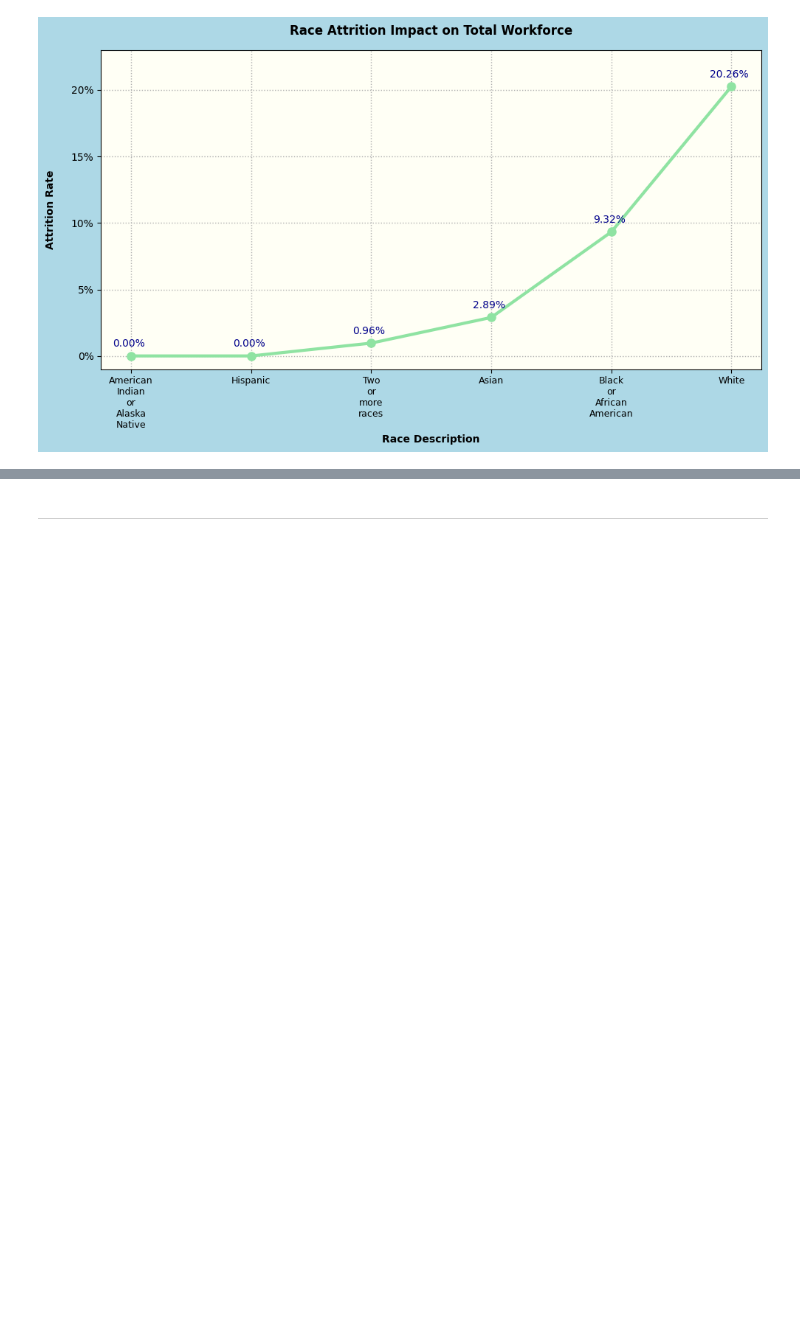
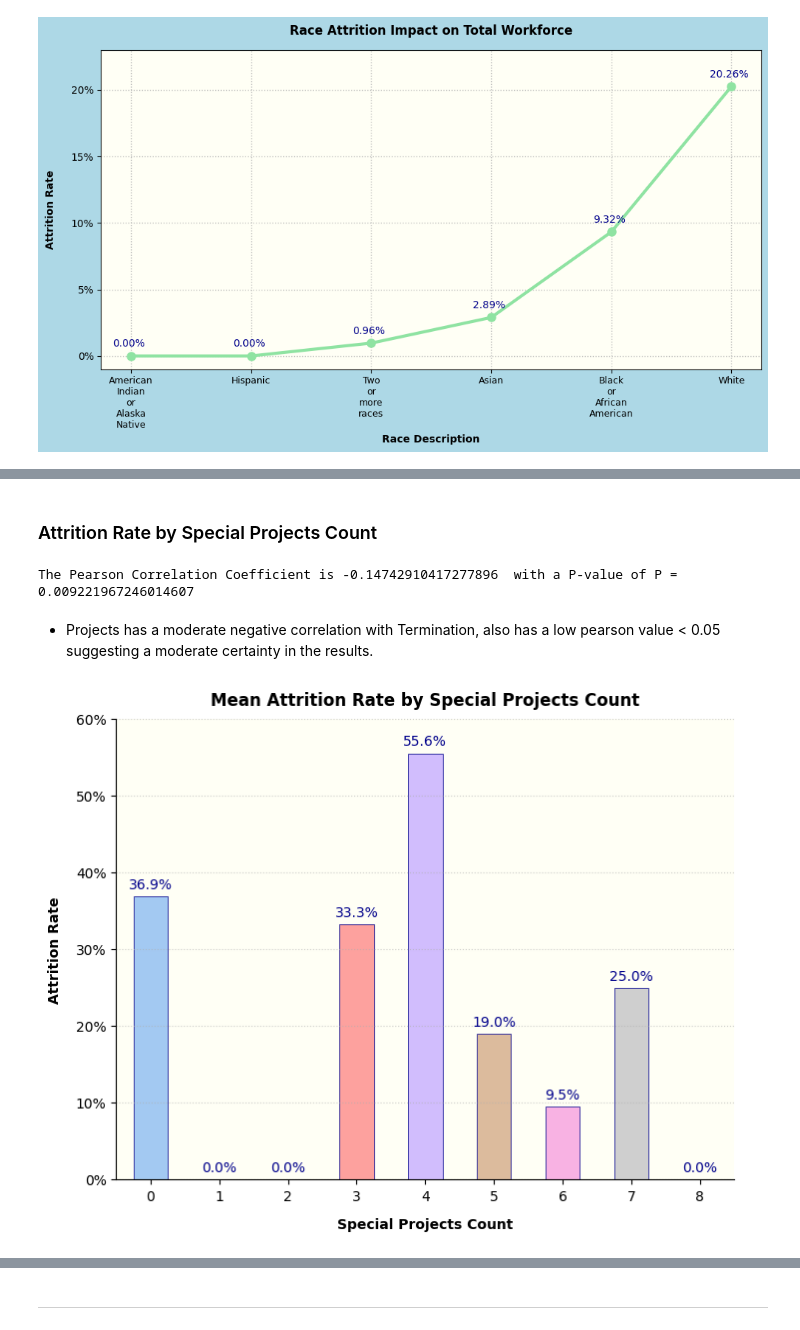
Before and after one commit to DanPkg/HR-Analytics-Insights-Project, a Jupyter notebook: human-resources-dataset-analysis-and-insights.ipynb, the cells around one changed output, grey strips where cells are left out. Saved outputs shown, nothing was run; the diff lists cells and outputs as text; code cells hidden in the pictures; blank space fills up the shorter version.

```diff
--- a/human-resources-dataset-analysis-and-insights.ipynb
+++ b/human-resources-dataset-analysis-and-insights.ipynb
@@ -2195,0 +2301,44 @@ plt.show()
+# %% [markdown]
+### Attrition Rate by Special Projects Count
+# %%
+pearson_coef, p_value = stats.pearsonr(df['SpecialProjectsCount'], df['Termd'])
+print("The Pearson Correlation Coefficient is", pearson_coef, " with a P-value of P =", p_value)
+# %% [output]
+The Pearson Correlation Coefficient is -0.14742910417277896  with a P-value of P = 0.009221967246014607
+# %% [markdown]
+* Projects has a moderate negative correlation with Termination, also has a low pearson value < 0.05 suggesting a moderate certainty in the results.
+# %%
+# Calculate the mean attrition rate for each SpecialProjectsCount group
+attrition_rate_by_project_count = df.groupby('SpecialProjectsCount')['Termd'].mean()
+
+# Generate a pastel color palette.
+pastel_colors = generate_pastel_palette(len(attrition_rate_by_project_count))
+
+# Plot the bar plot.
+fig, ax = plt.subplots(figsize=(8,6))
+ax.set_facecolor(chart_bg_color)
+
+# Hide spines
+ax.spines['top'].set_visible(False)
+ax.spines['right'].set_visible(False)
+
+# Plotting the attrition rate for each SpecialProjectsCount
+attrition_rate_by_project_count.plot(kind='bar', color=pastel_colors, edgecolor=bar_edge_color, linewidth=0.5)
+
+# Annotate bars with percentages
+for i, rate in enumerate(attrition_rate_by_project_count):
+    ax.text(i, rate + 0.01, f'{rate:.1%}', ha='center', color='darkblue', fontsize=10)
+
+# Set y-label ticks to display percentages
+ax.set_yticklabels([f'{tick:.0%}' for tick in ax.get_yticks()])
+
+# Customising the plot
+plt.xlabel('Special Projects Count', fontweight='bold', labelpad=10)
+plt.ylabel('Attrition Rate', fontweight='bold', labelpad=10)
+plt.ylim(0.0, 0.6)
+plt.title('Mean Attrition Rate by Special Projects Count', fontweight='bold', pad=10)
+plt.xticks(rotation=0)  # Ensure the x-axis labels are not rotated
+plt.grid(True, alpha=0.60, axis='y', linestyle=':')
+plt.show()
+# %% [output]
+[figure, added]
```
Also changed, not shown: parts of 24 cells of this notebook.
